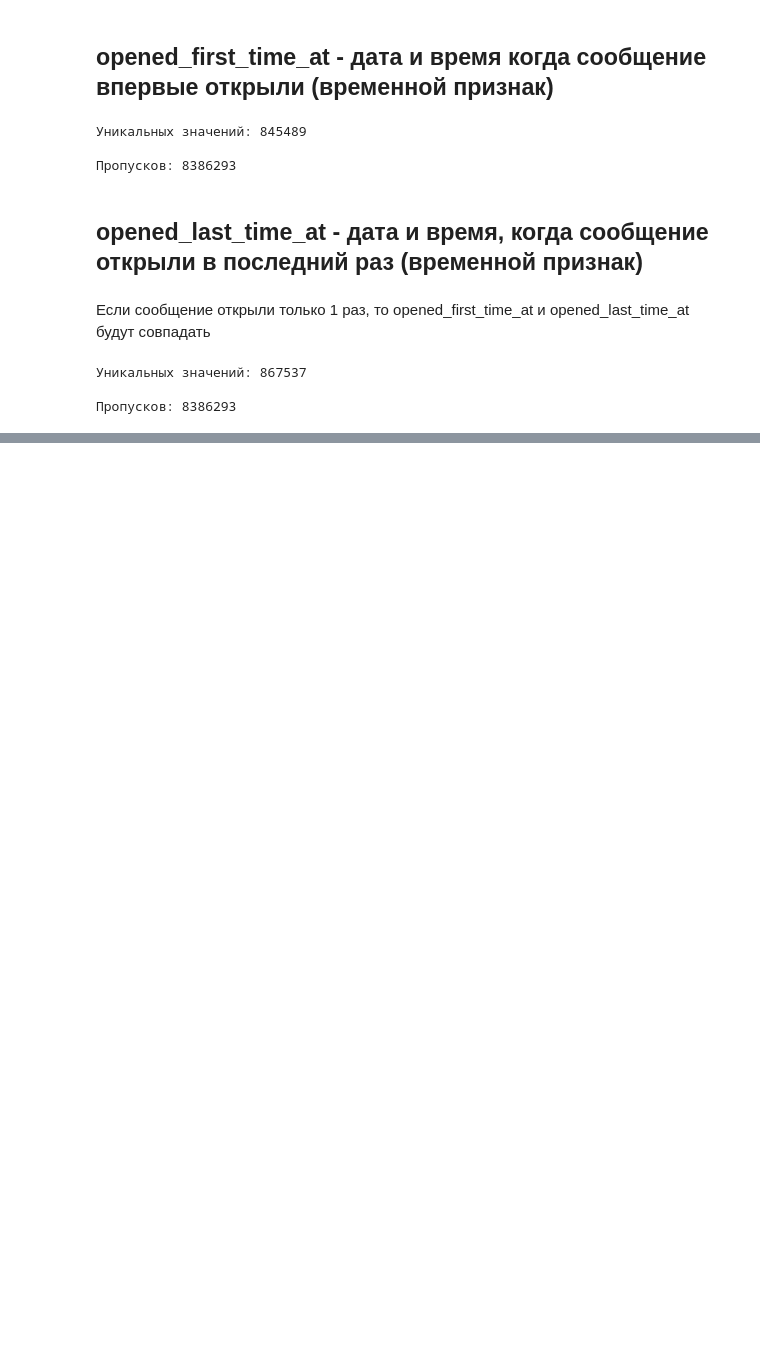
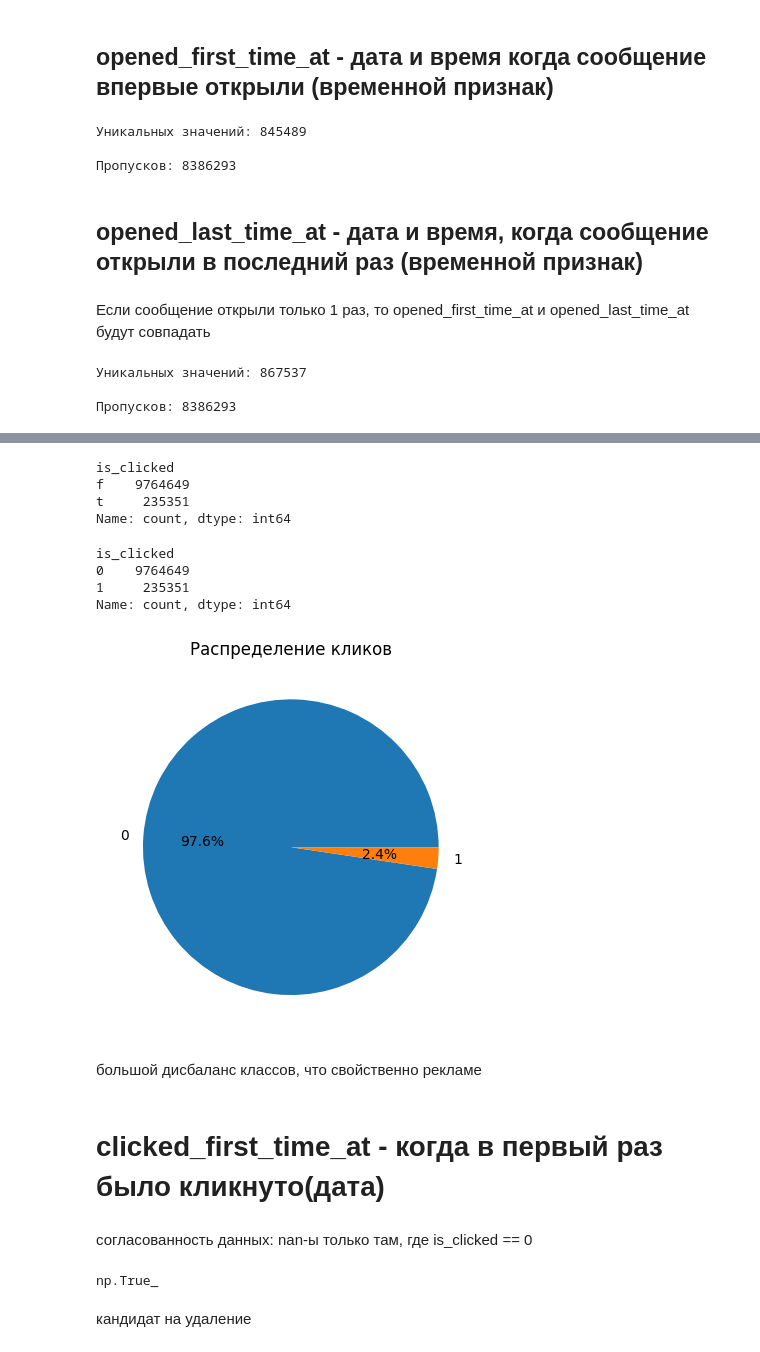
Before and after one commit to shmul999/ML_GP, a Jupyter notebook: code/gp.ipynb, the cells around one changed output, grey strips where cells are left out. Cells and saved outputs as stored; diff of their text form; code cells hidden in the pictures; blank space fills up the shorter version.

```diff
--- a/code/gp.ipynb
+++ b/code/gp.ipynb
@@ -557,0 +560,3 @@ df.sample(10)
+# %%
+df_messages = pd.read_csv('../data/messages-demo.csv')
+df_messages.head()
@@ -557,0 +573,40 @@ df.sample(10)
+# %%
+df_messages['is_clicked'].value_counts()
+# %% [output]
+is_clicked
+f    9764649
+t     235351
+Name: count, dtype: int64
+# %%
+def bin_code_is_clicked(x):
+    return 1 if x == 't' else 0
+
+df_messages['is_clicked'] = df_messages['is_clicked'].apply(lambda x: bin_code_is_clicked(x))
+
+df_messages['is_clicked'].value_counts()
+# %% [output]
+is_clicked
+0    9764649
+1     235351
+Name: count, dtype: int64
+# %%
+counts = df_messages['is_clicked'].value_counts()
+plt.pie(counts, labels = counts.index, autopct= '%1.1f%%')
+
+plt.title('Распределение кликов')
+
+plt.show()
+# %% [output]
+[figure, added]
+# %% [markdown]
+большой дисбаланс классов, что свойственно рекламе
+# %% [markdown]
+# clicked_first_time_at - когда в первый раз было кликнуто(дата)
+# %% [markdown]
+согласованность данных: nan-ы только там, где is_clicked == 0
+# %%
+9764649 == df_messages[df_messages['is_clicked'] == 0]['clicked_first_time_at'].isna().sum()
+# %% [output]
+np.True_
+# %% [markdown]
+кандидат на удаление
```
Also changed, not shown: parts of 34 cells of this notebook.
